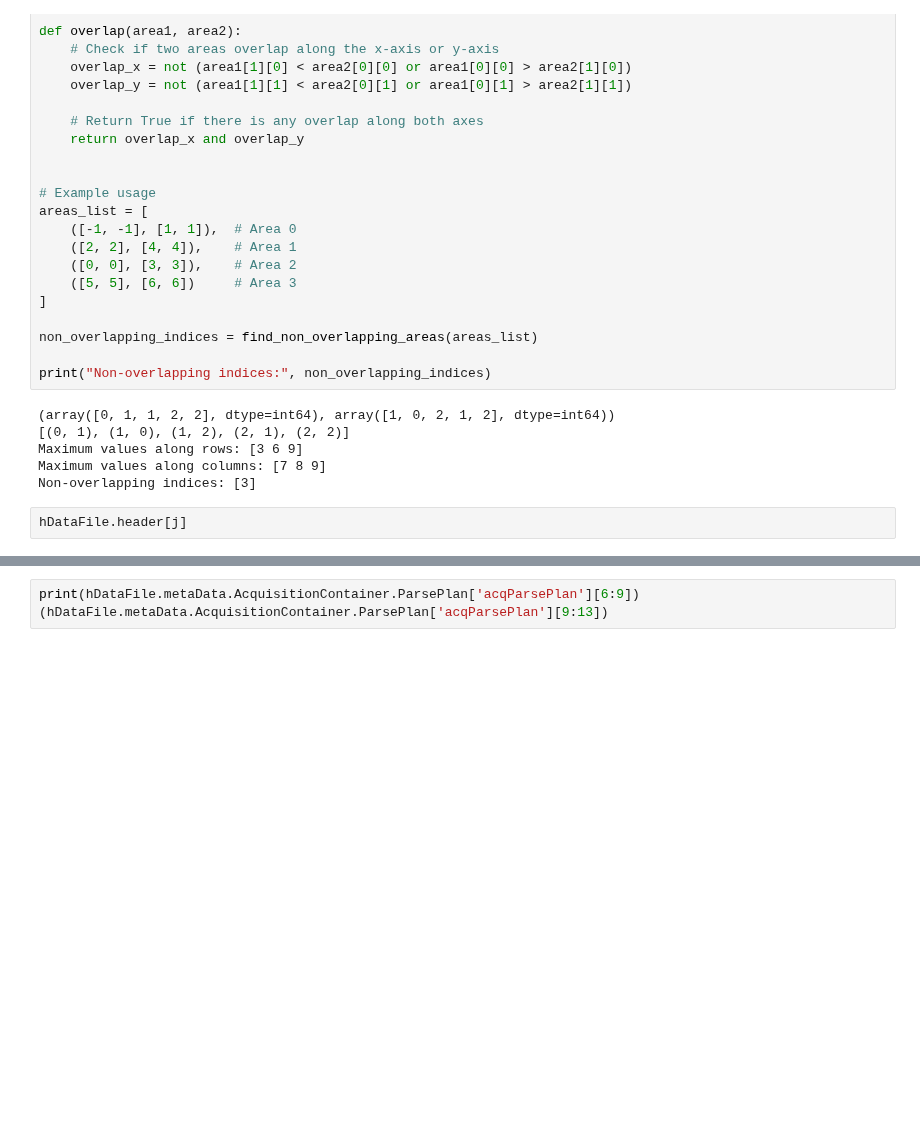
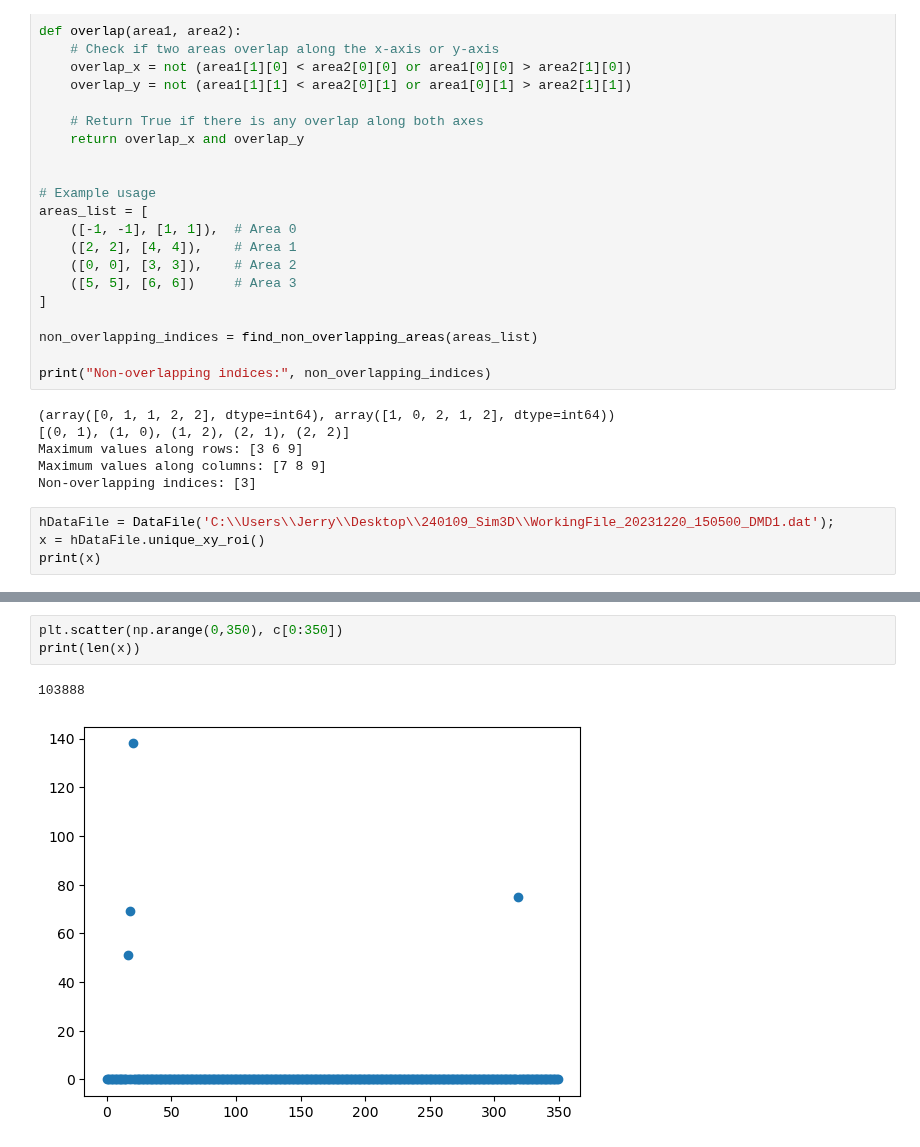
Before and after one commit to Peter-Hogg/SLAP2_Utils, a Jupyter notebook: Slap2 Utils Test.ipynb, the cells around one changed output, grey strips where cells are left out. Saved outputs shown, nothing was run; the diff lists cells and outputs as text; blank space fills up the shorter version.

```diff
--- a/Slap2 Utils Test.ipynb
+++ b/Slap2 Utils Test.ipynb
@@ -223,4 +274,6 @@ Maximum values along rows: [3 6 9]
 Maximum values along columns: [7 8 9]
 Non-overlapping indices: [3]
 # %%
-hDataFile.header[j]
+hDataFile = DataFile('C:\\Users\\Jerry\\Desktop\\240109_Sim3D\\WorkingFile_20231220_150500_DMD1.dat');
+x = hDataFile.unique_xy_roi()
+print(x)
@@ -227,3 +299,6 @@ hDataFile.header[j]
 # %%
-print(hDataFile.metaData.AcquisitionContainer.ParsePlan['acqParsePlan'][6:9])
-(hDataFile.metaData.AcquisitionContainer.ParsePlan['acqParsePlan'][9:13])
+plt.scatter(np.arange(0,350), c[0:350])
+print(len(x))
+# %% [output]
+103888
+[figure, added]
```
Also changed, not shown: parts of 8 cells of this notebook, 1 other file.
